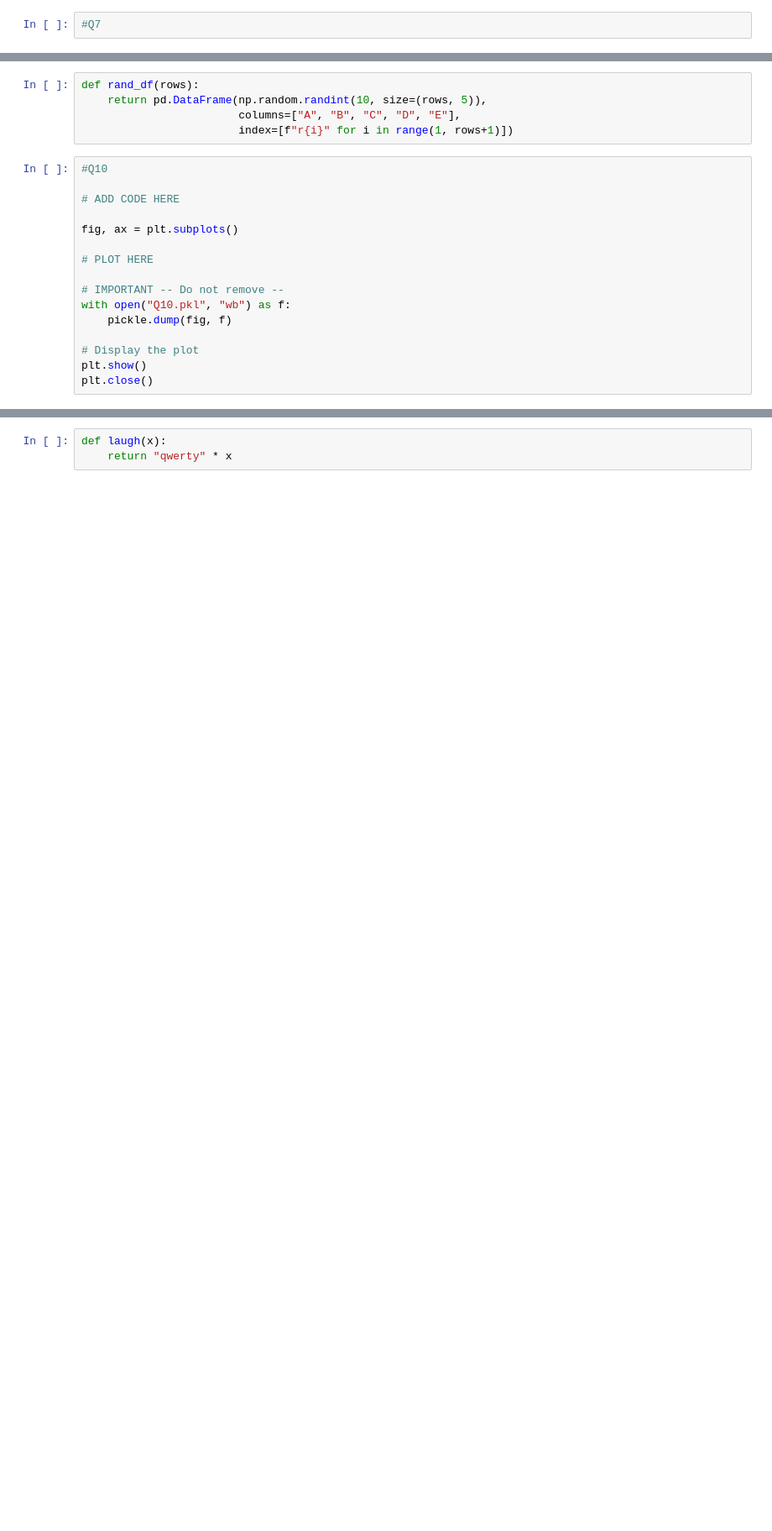
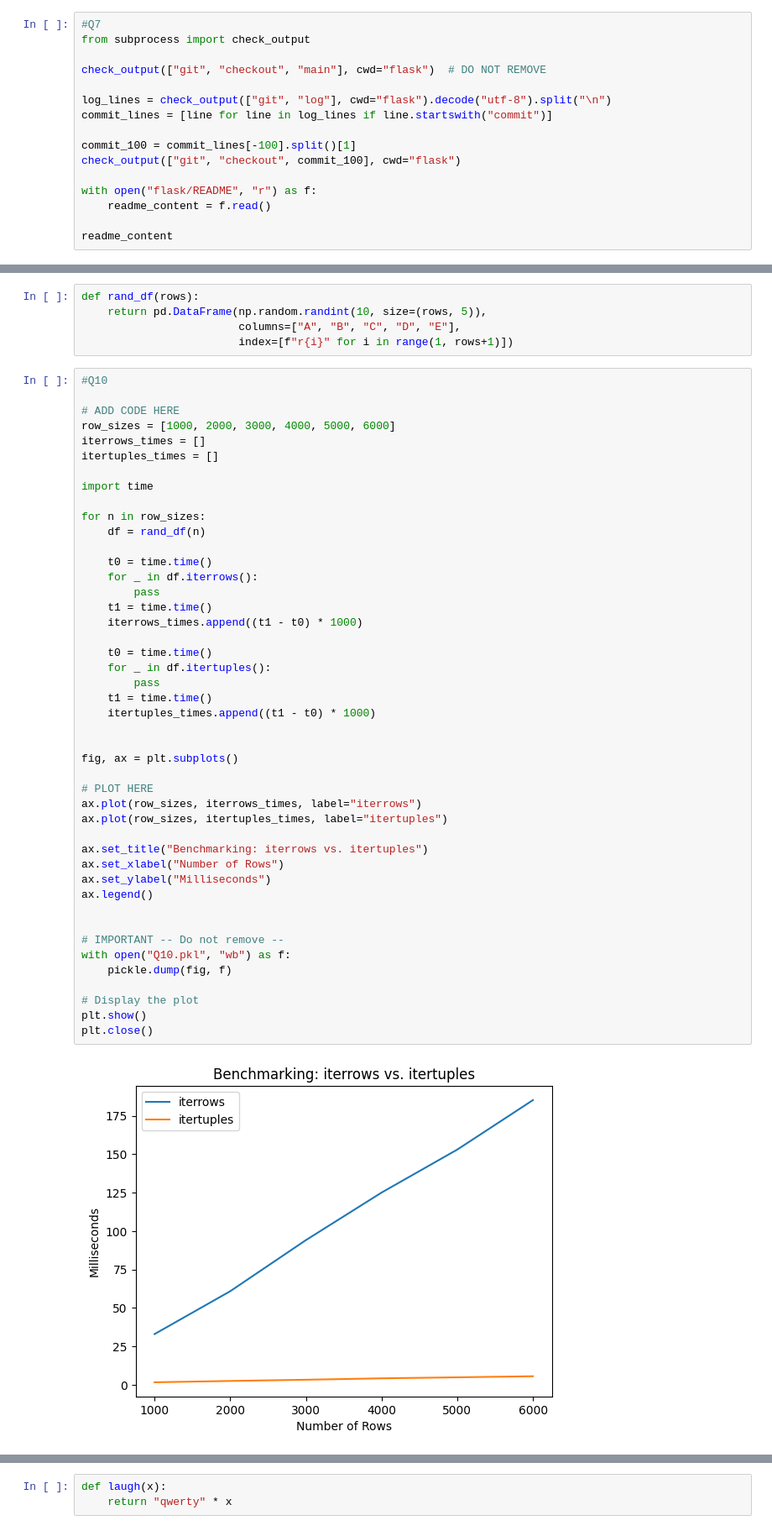
Before and after one commit to Holly-LeLe/cs320-labs-and-projects, a Jupyter notebook: projects/mp2/mp2.ipynb, the cells around one changed output, grey strips where cells are left out. Shown at 84% size. Drawn from its saved outputs; the diff is of its cells as text; blank space fills up the shorter version.

```diff
--- a/projects/mp2/mp2.ipynb
+++ b/projects/mp2/mp2.ipynb
@@ -140,3 +260,17 @@ Use `check_output` to run a `git checkout` command to switch to that commit, bef
 **Note:** All code for this question must be written directly in the Jupyter Notebook, and there must not be any hardcoding of values.
 # %%
 #Q7
+from subprocess import check_output
+
+check_output(["git", "checkout", "main"], cwd="flask")  # DO NOT REMOVE
+
+log_lines = check_output(["git", "log"], cwd="flask").decode("utf-8").split("\n")
+commit_lines = [line for line in log_lines if line.startswith("commit")]
+
+commit_100 = commit_lines[-100].split()[1]
+check_output(["git", "checkout", commit_100], cwd="flask")
+
+with open("flask/README", "r") as f:
+    readme_content = f.read()
+
+readme_content
@@ -273,19 +472,50 @@ def rand_df(rows):
 # %%
 #Q10
 
 # ADD CODE HERE
+row_sizes = [1000, 2000, 3000, 4000, 5000, 6000]
+iterrows_times = []
+itertuples_times = []
+
+import time
+
+for n in row_sizes:
+    df = rand_df(n)
+
+    t0 = time.time()
+    for _ in df.iterrows():
+        pass
+    t1 = time.time()
+    iterrows_times.append((t1 - t0) * 1000)
+
+    t0 = time.time()
+    for _ in df.itertuples():
+        pass
+    t1 = time.time()
+    itertuples_times.append((t1 - t0) * 1000)
+
 
 fig, ax = plt.subplots()
 
 # PLOT HERE
+ax.plot(row_sizes, iterrows_times, label="iterrows")
+ax.plot(row_sizes, itertuples_times, label="itertuples")
+
+ax.set_title("Benchmarking: iterrows vs. itertuples")
+ax.set_xlabel("Number of Rows")
+ax.set_ylabel("Milliseconds")
+ax.legend()
+
 
 # IMPORTANT -- Do not remove --
 with open("Q10.pkl", "wb") as f:
     pickle.dump(fig, f)
 
 # Display the plot
 plt.show()
 plt.close()
+# %% [output]
+[figure, added]
 # %% [markdown]
 ### Q11: What is faster, `loc`, or `at`?
 
```
Also changed, not shown: parts of 15 cells of this notebook, 3 other files.
